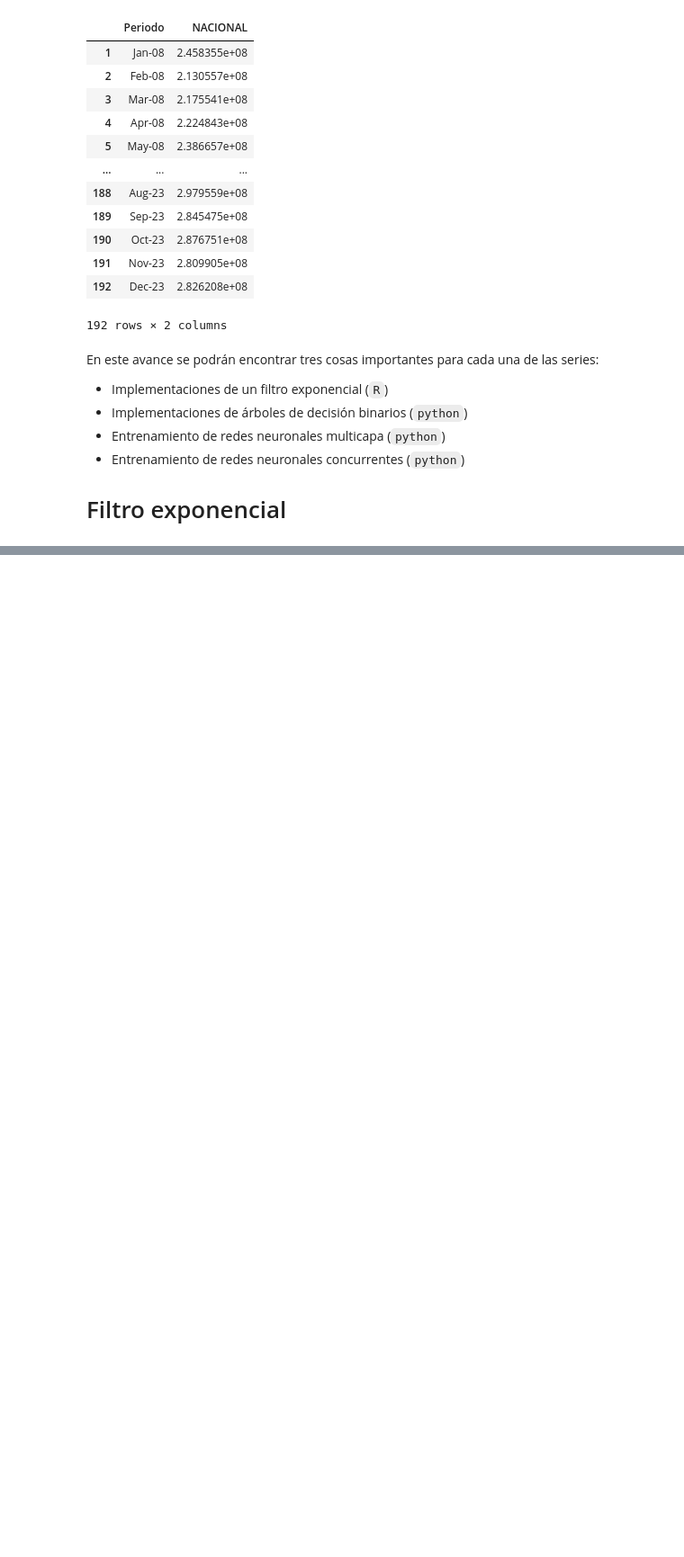
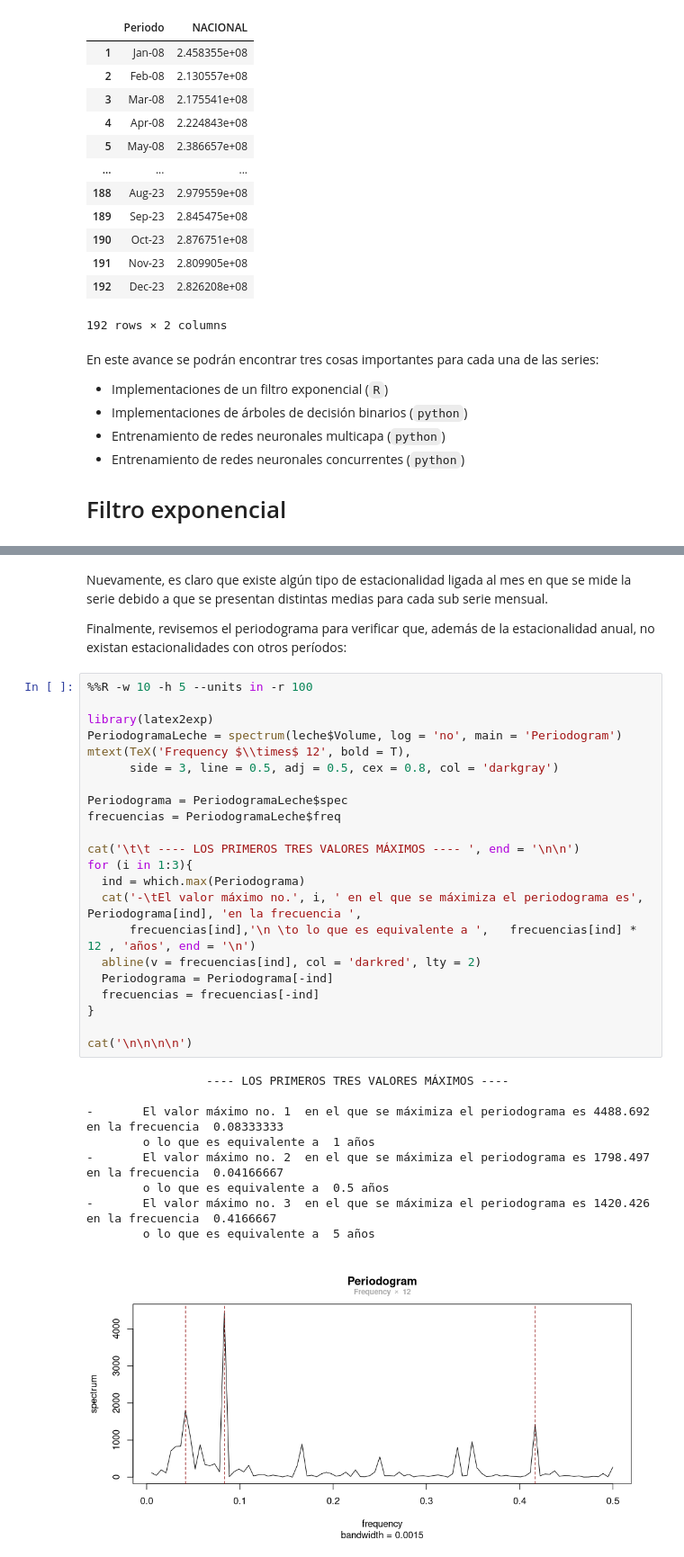
Before and after one commit to Mendivenson/Series-de-tiempo, a Jupyter notebook: Avance 2.ipynb, the cells around one changed output, grey strips where cells are left out. Shown at 90% size. Saved outputs shown, nothing was run; the diff lists cells and outputs as text; blank space fills up the shorter version.

```diff
--- a/Avance 2.ipynb
+++ b/Avance 2.ipynb
@@ -107,0 +152,36 @@ pandas.core.frame.DataFrame
+# %% [markdown]
+Nuevamente, es claro que existe algún tipo de estacionalidad ligada al mes en que se mide la serie debido a que se presentan distintas medias para cada sub serie mensual.
+
+Finalmente, revisemos el periodograma para verificar que, además de la estacionalidad anual, no existan estacionalidades con otros períodos:
+# %%
+%%R -w 10 -h 5 --units in -r 100
+
+library(latex2exp)
+PeriodogramaLeche = spectrum(leche$Volume, log = 'no', main = 'Periodogram')
+mtext(TeX('Frequency $\\times$ 12', bold = T),
+      side = 3, line = 0.5, adj = 0.5, cex = 0.8, col = 'darkgray')
+
+Periodograma = PeriodogramaLeche$spec
+frecuencias = PeriodogramaLeche$freq
+
+cat('\t\t ---- LOS PRIMEROS TRES VALORES MÁXIMOS ---- ', end = '\n\n')
+for (i in 1:3){
+  ind = which.max(Periodograma)
+  cat('-\tEl valor máximo no.', i, ' en el que se máximiza el periodograma es', Periodograma[ind], 'en la frecuencia ',
+      frecuencias[ind],'\n \to lo que es equivalente a ',   frecuencias[ind] * 12 , 'años', end = '\n')
+  abline(v = frecuencias[ind], col = 'darkred', lty = 2)
+  Periodograma = Periodograma[-ind]
+  frecuencias = frecuencias[-ind]
+}
+
+cat('\n\n\n\n')
+# %% [output]
+                 ---- LOS PRIMEROS TRES VALORES MÁXIMOS ----
+
+-       El valor máximo no. 1  en el que se máximiza el periodograma es 4488.692 en la frecuencia  0.08333333
+        o lo que es equivalente a  1 años
+-       El valor máximo no. 2  en el que se máximiza el periodograma es 1798.497 en la frecuencia  0.04166667
+        o lo que es equivalente a  0.5 años
+-       El valor máximo no. 3  en el que se máximiza el periodograma es 1420.426 en la frecuencia  0.4166667
+        o lo que es equivalente a  5 años
+[figure, added]
```
Also changed, not shown: parts of 11 cells of this notebook.
